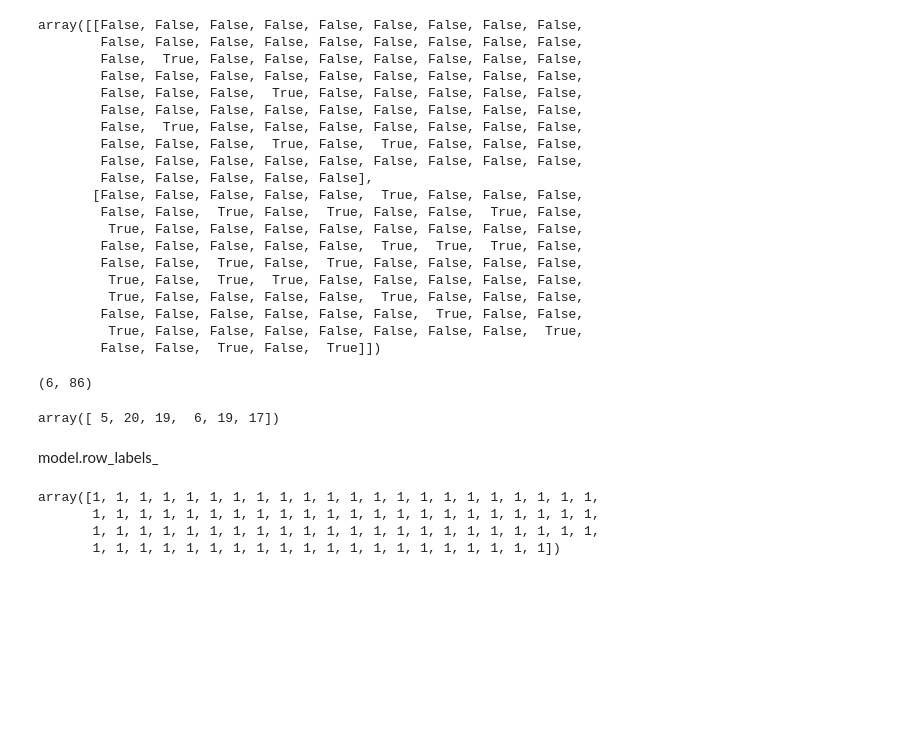
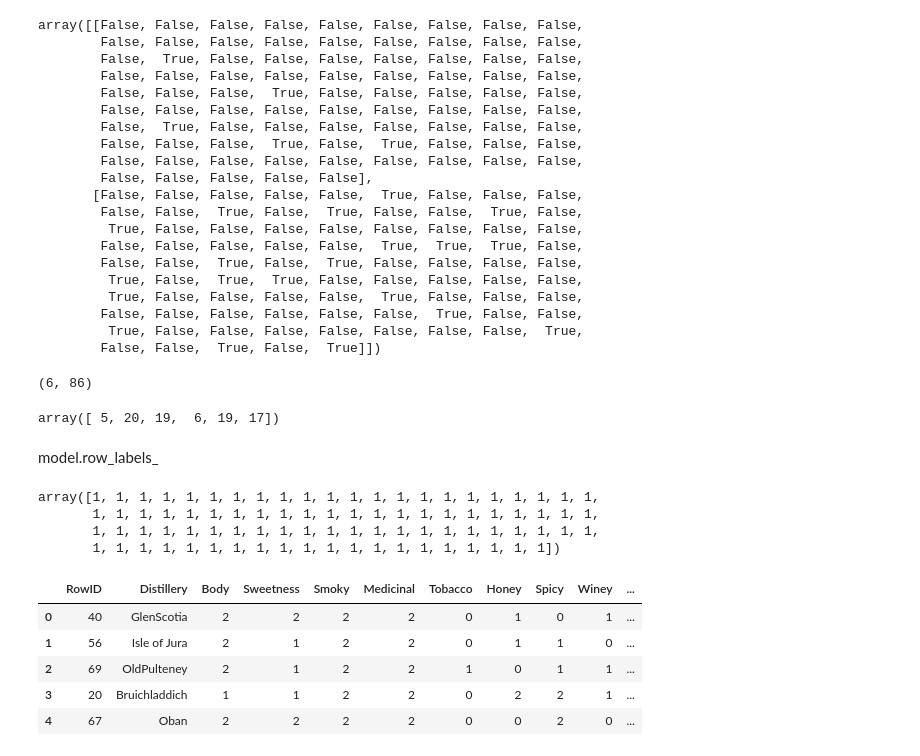
Before and after one commit to ashudva/Case_Studies, a Jupyter notebook: whisky/whisky_classification.ipynb, the cells around one changed output. Cells and saved outputs as stored; diff of their text form; code cells hidden in the pictures; blank space fills up the shorter version.

```diff
--- a/whisky/whisky_classification.ipynb
+++ b/whisky/whisky_classification.ipynb
@@ -144,0 +158,9 @@ array([1, 1, 1, 1, 1, 1, 1, 1, 1, 1, 1, 1, 1, 1, 1, 1, 1, 1, 1, 1, 1, 1,
+# %%
+whisky.head()
+# %% [output]
+|  | RowID | Distillery | Body | Sweetness | Smoky | Medicinal | Tobacco | Honey | Spicy | Winey | ... |
+| 0 | 40 | GlenScotia | 2 | 2 | 2 | 2 | 0 | 1 | 0 | 1 | ... |
+| 1 | 56 | Isle of Jura | 2 | 1 | 2 | 2 | 0 | 1 | 1 | 0 | ... |
+| 2 | 69 | OldPulteney | 2 | 1 | 2 | 2 | 1 | 0 | 1 | 1 | ... |
+| 3 | 20 | Bruichladdich | 1 | 1 | 2 | 2 | 0 | 2 | 2 | 1 | ... |
+| 4 | 67 | Oban | 2 | 2 | 2 | 2 | 0 | 0 | 2 | 0 | ... |
```
Also changed, not shown: parts of 14 cells of this notebook, 6 other files.
